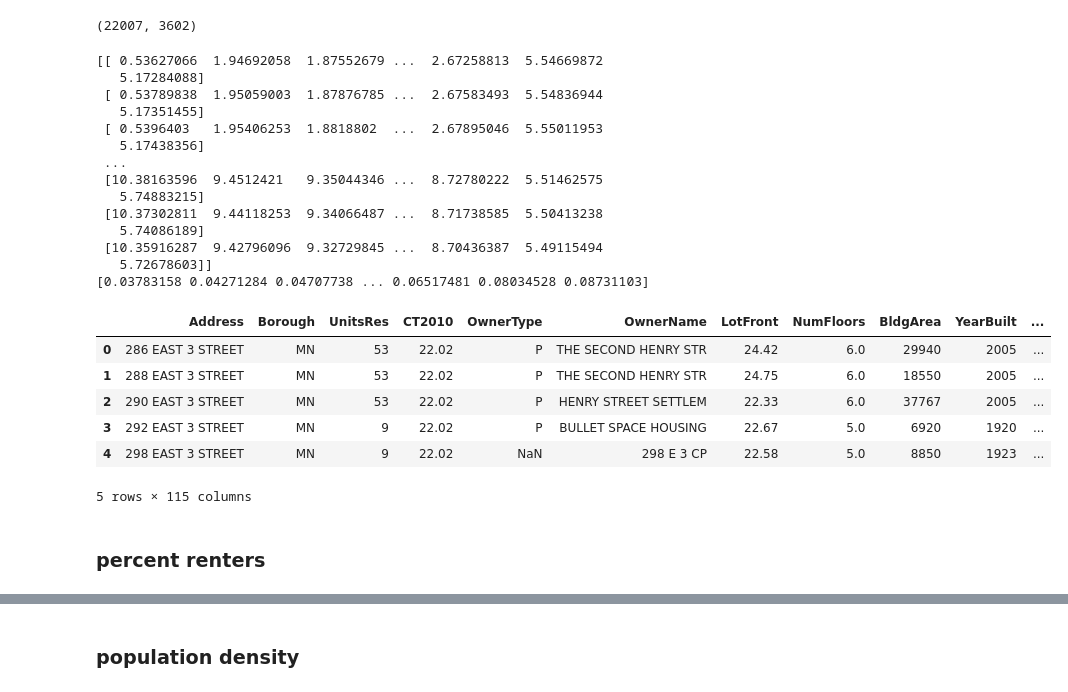
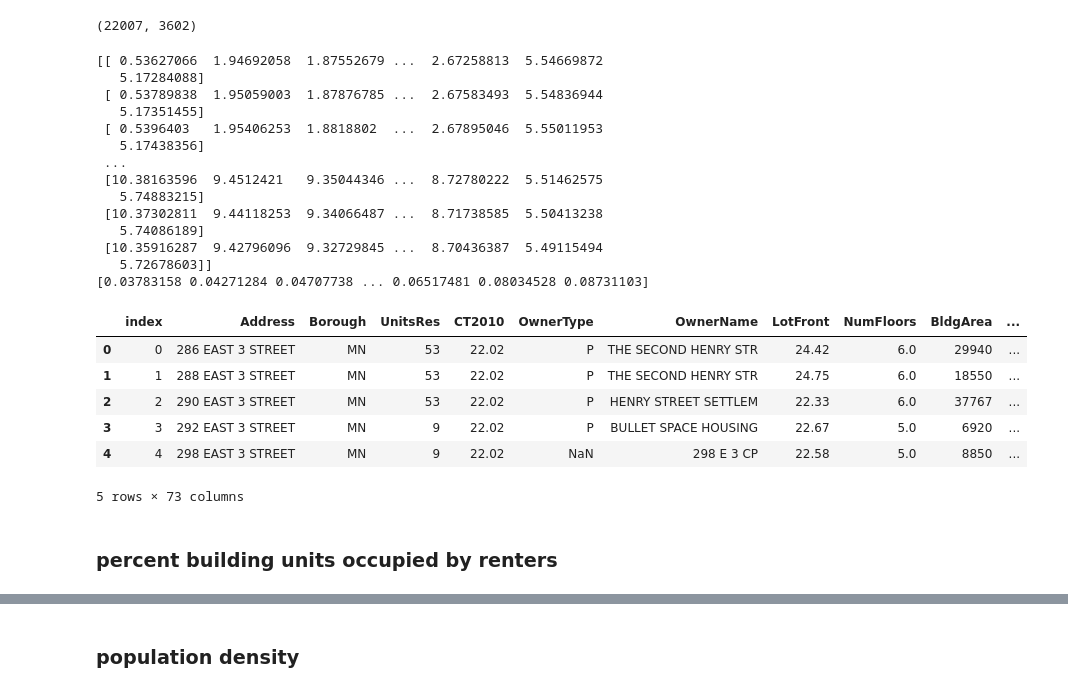
Before and after one commit to sarar803/Insight_Project_The_Right_Move, a Jupyter notebook: apartment_violation_create_dataset.ipynb, the cells around one changed output, grey strips where cells are left out. Drawn from its saved outputs; the diff is of its cells as text; code cells hidden in the pictures.

```diff
--- a/apartment_violation_create_dataset.ipynb
+++ b/apartment_violation_create_dataset.ipynb
@@ -1252,10 +1500,12 @@ Name: counts_noise_17, dtype: float64
 #pick buildings with 2 or more noise violations because thats the median
 bins2 = [-1, 2, 500000]
 labels2 = [0,1]
-building_merge4['building_w_noise_15_2'] = pd.cut(building_merge4['counts_noise_15'], bins=bins2, labels=labels2)
-building_merge4['building_w_noise_16_2'] = pd.cut(building_merge4['counts_noise_16'], bins=bins2, labels=labels2)
-building_merge4['building_w_noise_17_2'] = pd.cut(building_merge4['counts_noise_17'], bins=bins2, labels=labels2)
-pd.crosstab(index=building_merge4["building_w_noise_16_2"],  # Make a crosstab
+building_merge3['building_w_noise_13_2'] = pd.cut(building_merge3['counts_noise_13'], bins=bins2, labels=labels2)
+building_merge3['building_w_noise_14_2'] = pd.cut(building_merge3['counts_noise_14'], bins=bins2, labels=labels2)
+building_merge3['building_w_noise_15_2'] = pd.cut(building_merge3['counts_noise_15'], bins=bins2, labels=labels2)
+building_merge3['building_w_noise_16_2'] = pd.cut(building_merge3['counts_noise_16'], bins=bins2, labels=labels2)
+building_merge3['building_w_noise_17_2'] = pd.cut(building_merge3['counts_noise_17'], bins=bins2, labels=labels2)
+pd.crosstab(index=building_merge3["building_w_noise_16_2"],  # Make a crosstab
                               columns="count")
 # %% [output]
 | col_0 | count |
@@ -1266,11 +1516,13 @@ pd.crosstab(index=building_merge4["building_w_noise_16_2"],  # Make a crosstab
 #for elevator and heat, 1 violation a year
 bins1 = [-1, 1, 500000]
 labels1 = [0,1]
-building_merge4['building_w_ele_15_1'] = pd.cut(building_merge4['counts_ele_15'], bins=bins1, labels=labels1)
-building_merge4['building_w_ele_16_1'] = pd.cut(building_merge4['counts_ele_16'], bins=bins1, labels=labels1)
-building_merge4['building_w_ele_17_1'] = pd.cut(building_merge4['counts_ele_17'], bins=bins1, labels=labels1)
+building_merge3['building_w_ele_13_1'] = pd.cut(building_merge3['counts_ele_13'], bins=bins1, labels=labels1)
+building_merge3['building_w_ele_14_1'] = pd.cut(building_merge3['counts_ele_14'], bins=bins1, labels=labels1)
+building_merge3['building_w_ele_15_1'] = pd.cut(building_merge3['counts_ele_15'], bins=bins1, labels=labels1)
+building_merge3['building_w_ele_16_1'] = pd.cut(building_merge3['counts_ele_16'], bins=bins1, labels=labels1)
+building_merge3['building_w_ele_17_1'] = pd.cut(building_merge3['counts_ele_17'], bins=bins1, labels=labels1)
 
-pd.crosstab(index=building_merge4["building_w_ele_16_1"],  # Make a crosstab
+pd.crosstab(index=building_merge3["building_w_ele_16_1"],  # Make a crosstab
                               columns="count")
 # %% [output]
 | col_0 | count |
@@ -1280,9 +1532,11 @@ pd.crosstab(index=building_merge4["building_w_ele_16_1"],  # Make a crosstab
 # %%
-building_merge4['building_w_heat_15_1'] = pd.cut(building_merge4['counts_heat_15'], bins=bins1, labels=labels1)
-building_merge4['building_w_heat_16_1'] = pd.cut(building_merge4['counts_heat_16'], bins=bins1, labels=labels1)
-building_merge4['building_w_heat_17_1'] = pd.cut(building_merge4['counts_heat_17'], bins=bins1, labels=labels1)
+building_merge3['building_w_heat_13_1'] = pd.cut(building_merge3['counts_heat_13'], bins=bins1, labels=labels1)
+building_merge3['building_w_heat_14_1'] = pd.cut(building_merge3['counts_heat_14'], bins=bins1, labels=labels1)
+building_merge3['building_w_heat_15_1'] = pd.cut(building_merge3['counts_heat_15'], bins=bins1, labels=labels1)
+building_merge3['building_w_heat_16_1'] = pd.cut(building_merge3['counts_heat_16'], bins=bins1, labels=labels1)
+building_merge3['building_w_heat_17_1'] = pd.cut(building_merge3['counts_heat_17'], bins=bins1, labels=labels1)
 
-pd.crosstab(index=building_merge4["building_w_heat_16_1"],  # Make a crosstab
+pd.crosstab(index=building_merge3["building_w_heat_16_1"],  # Make a crosstab
                               columns="count")
 # %% [output]
 | col_0 | count |
@@ -1292,13 +1546,13 @@ pd.crosstab(index=building_merge4["building_w_heat_16_1"],  # Make a crosstab
 # %% [markdown]
 ### buildings with elevators
 # %%
-building_merge4['elevator_building'] = building_merge4.BldgClass.str.contains("D").astype(int)
+building_merge3['elevator_building'] = building_merge3.BldgClass.str.contains("D").astype(int)
 
-print(building_merge4['elevator_building'].describe())
+print(building_merge3['elevator_building'].describe())
 
 
-print(building_merge4.BldgClass.head())
-print(building_merge4.elevator_building.head())
+print(building_merge3.BldgClass.head())
+print(building_merge3.elevator_building.head())
 # %% [output]
 count    22007.000000
 mean         0.277094
@@ -1390,31 +1644,31 @@ bar_dist_build.shape
 # %%
 print(bar_dist_build)
 min_bar_dist = np.nanmin(bar_dist_build, axis=1)
 len(min_bar_dist)
 print(min_bar_dist)
-building_merge4['dist_to_bar']=min_bar_dist
-building_merge4.head()
+building_merge3['dist_to_bar']=min_bar_dist
+building_merge3.head()
 # %% [output]
 [[ 0.53627066  1.94692058  1.87552679 ...  2.67258813  5.54669872
    5.17284088]
  [ 0.53789838  1.95059003  1.87876785 ...  2.67583493  5.54836944
    5.17351455]
  [ 0.5396403   1.95406253  1.8818802  ...  2.67895046  5.55011953
    5.17438356]
  ...
  [10.38163596  9.4512421   9.35044346 ...  8.72780222  5.51462575
    5.74883215]
  [10.37302811  9.44118253  9.34066487 ...  8.71738585  5.50413238
    5.74086189]
  [10.35916287  9.42796096  9.32729845 ...  8.70436387  5.49115494
    5.72678603]]
 [0.03783158 0.04271284 0.04707738 ... 0.06517481 0.08034528 0.08731103]
-|  | Address | Borough | UnitsRes | CT2010 | OwnerType | OwnerName | LotFront | NumFloors | BldgArea | YearBuilt | ... |
-| 0 | 286 EAST 3 STREET | MN | 53 | 22.02 | P | THE SECOND HENRY STR | 24.42 | 6.0 | 29940 | 2005 | ... |
-| 1 | 288 EAST 3 STREET | MN | 53 | 22.02 | P | THE SECOND HENRY STR | 24.75 | 6.0 | 18550 | 2005 | ... |
-| 2 | 290 EAST 3 STREET | MN | 53 | 22.02 | P | HENRY STREET SETTLEM | 22.33 | 6.0 | 37767 | 2005 | ... |
-| 3 | 292 EAST 3 STREET | MN | 9 | 22.02 | P | BULLET SPACE HOUSING | 22.67 | 5.0 | 6920 | 1920 | ... |
-| 4 | 298 EAST 3 STREET | MN | 9 | 22.02 | NaN | 298 E 3 CP | 22.58 | 5.0 | 8850 | 1923 | ... |
+|  | index | Address | Borough | UnitsRes | CT2010 | OwnerType | OwnerName | LotFront | NumFloors | BldgArea | ... |
+| 0 | 0 | 286 EAST 3 STREET | MN | 53 | 22.02 | P | THE SECOND HENRY STR | 24.42 | 6.0 | 29940 | ... |
+| 1 | 1 | 288 EAST 3 STREET | MN | 53 | 22.02 | P | THE SECOND HENRY STR | 24.75 | 6.0 | 18550 | ... |
+| 2 | 2 | 290 EAST 3 STREET | MN | 53 | 22.02 | P | HENRY STREET SETTLEM | 22.33 | 6.0 | 37767 | ... |
+| 3 | 3 | 292 EAST 3 STREET | MN | 9 | 22.02 | P | BULLET SPACE HOUSING | 22.67 | 5.0 | 6920 | ... |
+| 4 | 4 | 298 EAST 3 STREET | MN | 9 | 22.02 | NaN | 298 E 3 CP | 22.58 | 5.0 | 8850 | ... |
-5 rows × 115 columns
+5 rows × 73 columns
 # %% [markdown]
-### percent renters
+### percent building units occupied by renters
```
Also changed, not shown: parts of 110 cells of this notebook, 1 other file.
